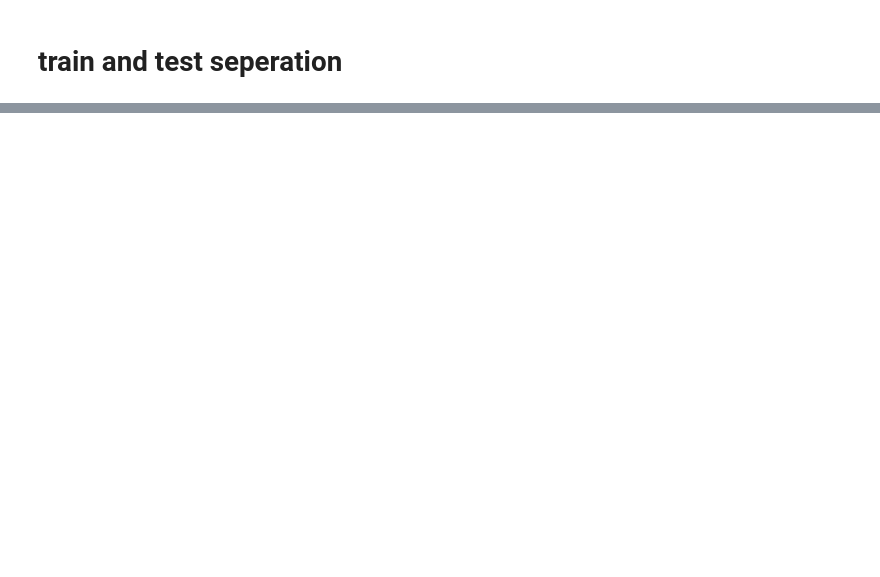
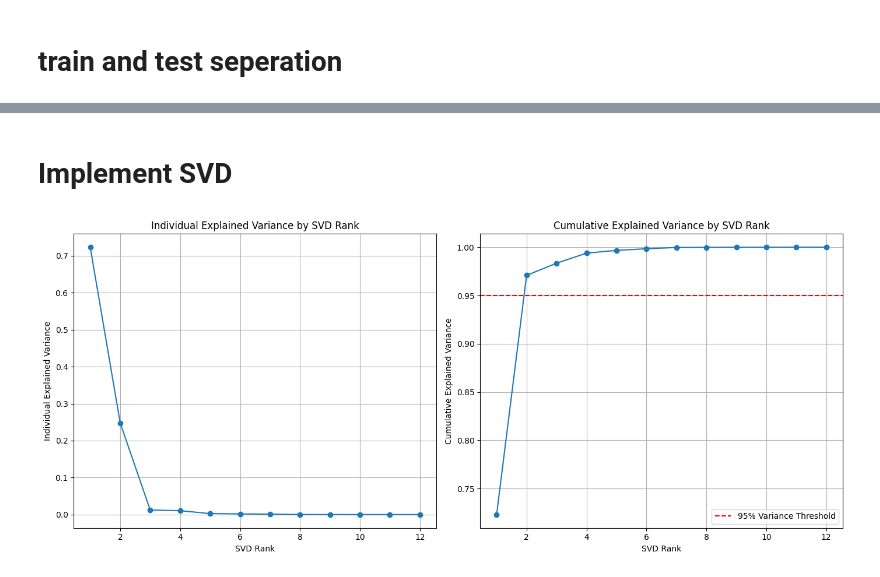
Before and after one commit to easyCoder-Ai/Modelling_From_Measurments_HW, a Jupyter notebook: mainFIle.ipynb, the cells around one changed output, grey strips where cells are left out. Drawn from its saved outputs; the diff is of its cells as text; code cells hidden in the pictures; blank space fills up the shorter version.

```diff
--- a/mainFIle.ipynb
+++ b/mainFIle.ipynb
@@ -193,0 +253,49 @@ x_train, x_test, y_train, y_test = train_test_split(x, y, test_size=0.2, random_
+# %% [markdown]
+# Implement SVD
+# %%
+def evaluate_svd_variance(x_train, max_rank=50):
+    """
+    Evaluates both individual and cumulative explained variance for different SVD ranks.
+
+    Parameters:
+    - x_train (numpy array): Training feature matrix
+    - max_rank (int): Maximum SVD rank to evaluate
+
+    Returns:
+    - None: Displays plots for individual and cumulative explained variance.
+    """
+    svd = TruncatedSVD(n_components=max_rank)
+    svd.fit(x_train)
+
+    # Individual explained variance
+    explained_variance = svd.explained_variance_ratio_
+    cumulative_variance = np.cumsum(explained_variance)
+
+    # Plotting
+    plt.figure(figsize=(14, 6))
+
+    # Individual explained variance
+    plt.subplot(1, 2, 1)
+    plt.plot(range(1, max_rank + 1), explained_variance, marker='o')
+    plt.title('Individual Explained Variance by SVD Rank')
+    plt.xlabel('SVD Rank')
+    plt.ylabel('Individual Explained Variance')
+    plt.grid()
+
+    # Cumulative explained variance
+    plt.subplot(1, 2, 2)
+    plt.plot(range(1, max_rank + 1), cumulative_variance, marker='o')
+    plt.title('Cumulative Explained Variance by SVD Rank')
+    plt.xlabel('SVD Rank')
+    plt.ylabel('Cumulative Explained Variance')
+    plt.axhline(y=0.95, color='r', linestyle='--', label='95% Variance Threshold')
+    plt.legend()
+    plt.grid()
+
+    plt.tight_layout()
+    plt.show()
+
+# Example usage:
+evaluate_svd_variance(x_train, max_rank=12)
+# %% [output]
+[figure, added]
```
Also changed, not shown: parts of 35 cells of this notebook.
